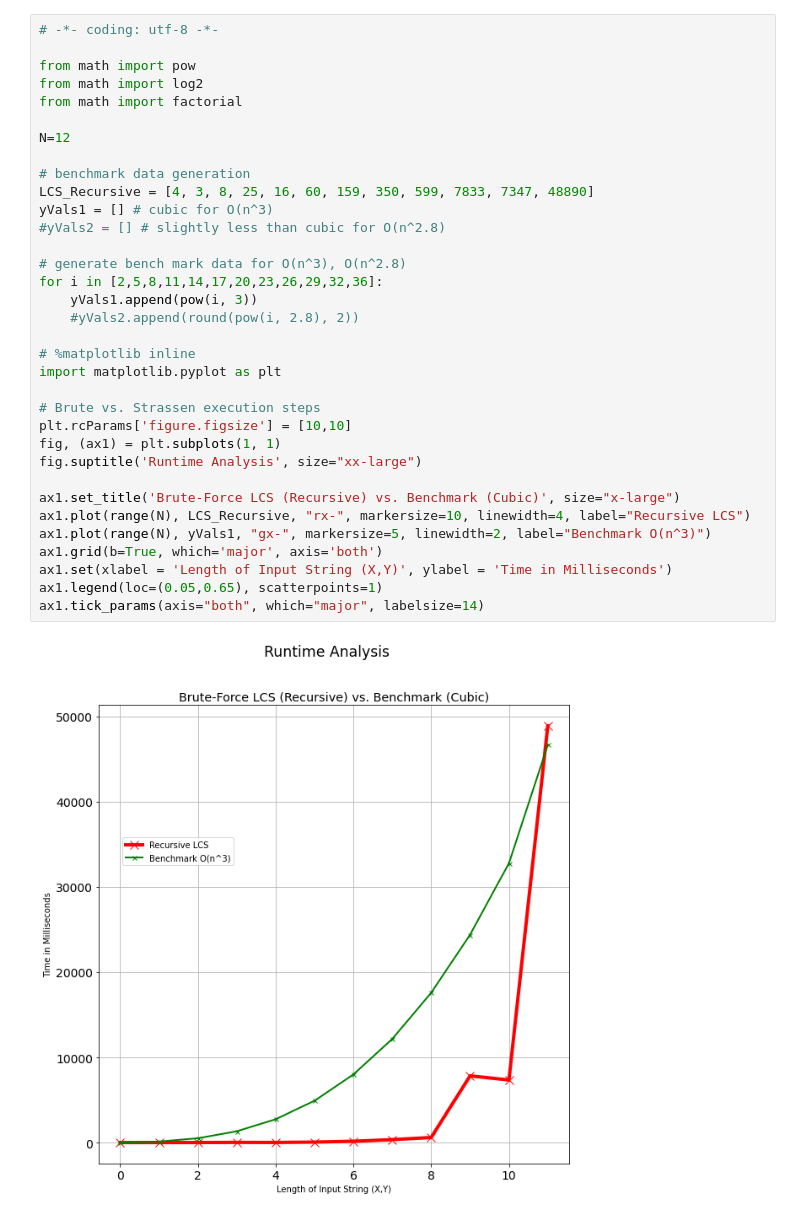
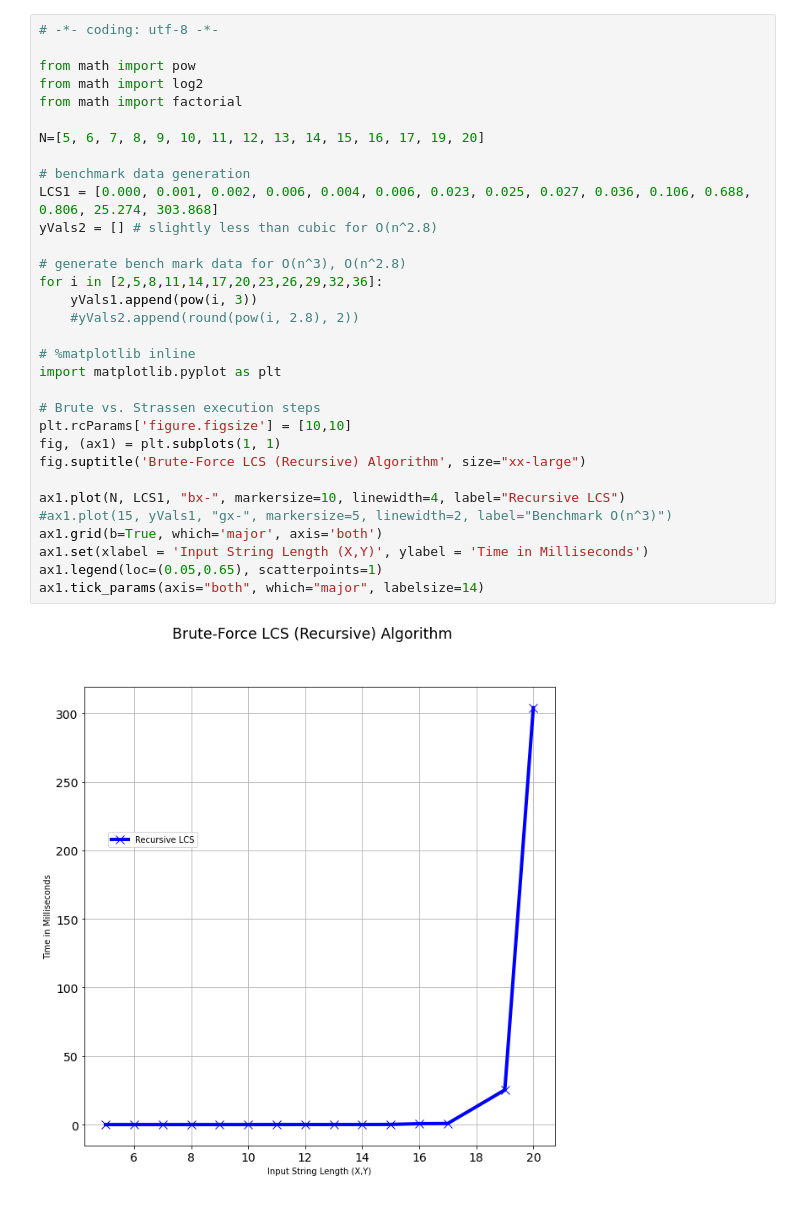
Before and after one commit to geraldmc/algo-bio, a Jupyter notebook: GMcC-PP03/analysis/perf_runner.ipynb, the cells around one changed output. Cells and saved outputs as stored; diff of their text form.

```diff
--- a/GMcC-PP03/analysis/perf_runner.ipynb
+++ b/GMcC-PP03/analysis/perf_runner.ipynb
@@ -3,36 +3,34 @@
 # %%
 # -*- coding: utf-8 -*-
 
 from math import pow
 from math import log2
 from math import factorial
 
-N=12
+N=[5, 6, 7, 8, 9, 10, 11, 12, 13, 14, 15, 16, 17, 19, 20]
 
 # benchmark data generation
-LCS_Recursive = [4, 3, 8, 25, 16, 60, 159, 350, 599, 7833, 7347, 48890]
-yVals1 = [] # cubic for O(n^3)
-#yVals2 = [] # slightly less than cubic for O(n^2.8)
+LCS1 = [0.000, 0.001, 0.002, 0.006, 0.004, 0.006, 0.023, 0.025, 0.027, 0.036, 0.106, 0.688, 0.806, 25.274, 303.868]
+yVals2 = [] # slightly less than cubic for O(n^2.8)
 
 # generate bench mark data for O(n^3), O(n^2.8)
 for i in [2,5,8,11,14,17,20,23,26,29,32,36]:
     yVals1.append(pow(i, 3))
     #yVals2.append(round(pow(i, 2.8), 2))
 
 # %matplotlib inline
 import matplotlib.pyplot as plt
 
 # Brute vs. Strassen execution steps
 plt.rcParams['figure.figsize'] = [10,10]
 fig, (ax1) = plt.subplots(1, 1)
-fig.suptitle('Runtime Analysis', size="xx-large")
+fig.suptitle('Brute-Force LCS (Recursive) Algorithm', size="xx-large")
 
-ax1.set_title('Brute-Force LCS (Recursive) vs. Benchmark (Cubic)', size="x-large")
-ax1.plot(range(N), LCS_Recursive, "rx-", markersize=10, linewidth=4, label="Recursive LCS")
-ax1.plot(range(N), yVals1, "gx-", markersize=5, linewidth=2, label="Benchmark O(n^3)")
+ax1.plot(N, LCS1, "bx-", markersize=10, linewidth=4, label="Recursive LCS")
+#ax1.plot(15, yVals1, "gx-", markersize=5, linewidth=2, label="Benchmark O(n^3)")
 ax1.grid(b=True, which='major', axis='both')
-ax1.set(xlabel = 'Length of Input String (X,Y)', ylabel = 'Time in Milliseconds')
+ax1.set(xlabel = 'Input String Length (X,Y)', ylabel = 'Time in Milliseconds')
 ax1.legend(loc=(0.05,0.65), scatterpoints=1)
 ax1.tick_params(axis="both", which="major", labelsize=14)
 # %% [output]
-[figure, old version]
+[figure, new version]
```
Also changed, not shown: parts of 1 cell of this notebook.
